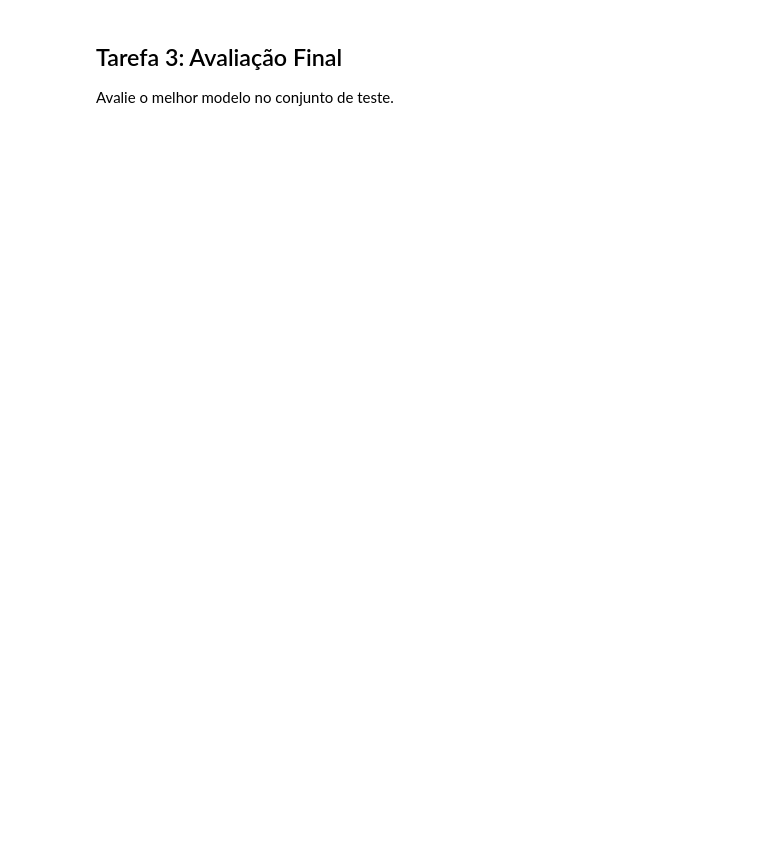
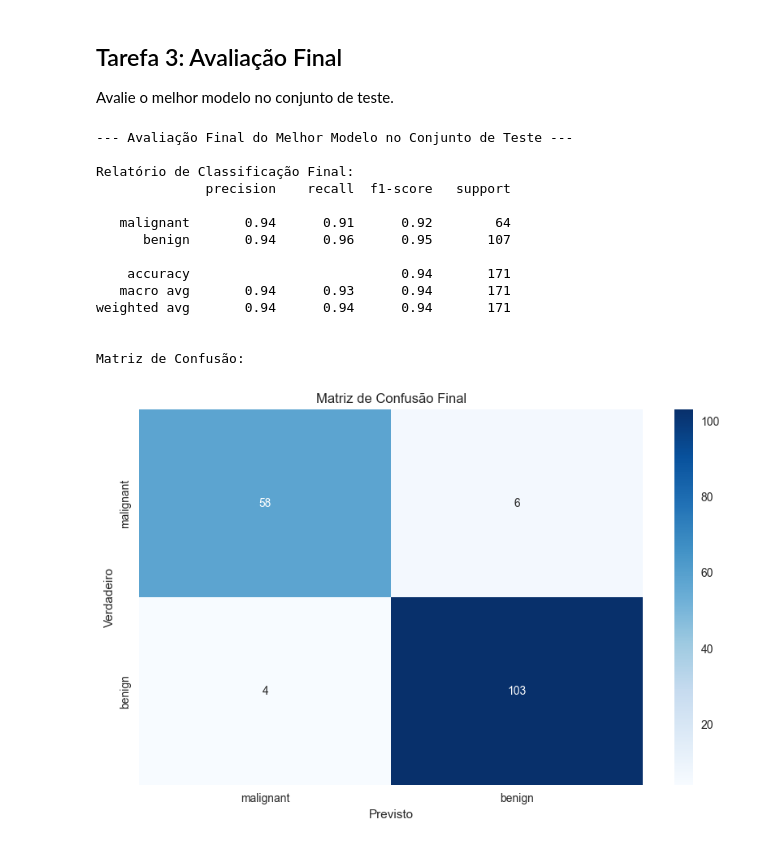
Before and after one commit to Wagner-V1eira/machine-learning-aulas, a Jupyter notebook: modules/03-validacao_otimizacao/exercises/01_model_selection.ipynb, the cells around one changed output. Saved outputs shown, nothing was run; the diff lists cells and outputs as text; code cells hidden in the pictures; blank space fills up the shorter version.

```diff
--- a/modules/03-validacao_otimizacao/exercises/01_model_selection.ipynb
+++ b/modules/03-validacao_otimizacao/exercises/01_model_selection.ipynb
@@ -42,4 +161,33 @@ Aplique cross-validation para comparar modelos.
 
 Avalie o melhor modelo no conjunto de teste.
 # %%
-# Seu código aqui
+print("--- Avaliação Final do Melhor Modelo no Conjunto de Teste ---")
+
+y_pred_final = best_model.predict(X_test_scaled)
+
+print("\nRelatório de Classificação Final:")
+print(classification_report(y_test, y_pred_final, target_names=dados.target_names))
+
+print("\nMatriz de Confusão:")
+cm = confusion_matrix(y_test, y_pred_final)
+sns.heatmap(cm, annot=True, fmt='d', cmap='Blues', xticklabels=dados.target_names, yticklabels=dados.target_names)
+plt.xlabel('Previsto')
+plt.ylabel('Verdadeiro')
+plt.title('Matriz de Confusão Final')
+plt.show()
+# %% [output]
+--- Avaliação Final do Melhor Modelo no Conjunto de Teste ---
+
+Relatório de Classificação Final:
+              precision    recall  f1-score   support
+
+   malignant       0.94      0.91      0.92        64
+      benign       0.94      0.96      0.95       107
+
+    accuracy                           0.94       171
+   macro avg       0.94      0.93      0.94       171
+weighted avg       0.94      0.94      0.94       171
+
+
+Matriz de Confusão:
+[figure, added]
```
Also changed, not shown: parts of 2 cells of this notebook, 1 other file.
